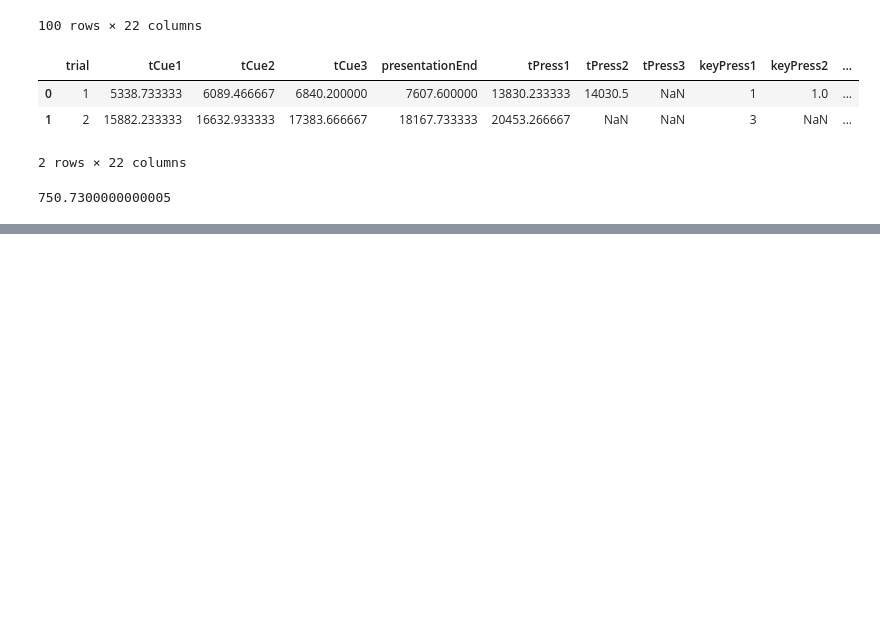
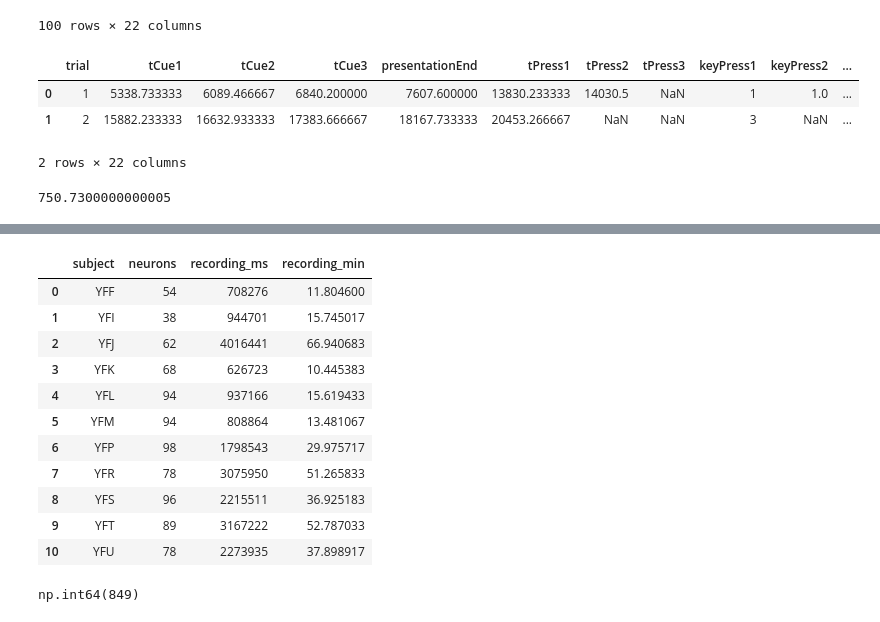
Before and after one commit to Shafiq-Abdu/number-simplex-reproduction, a Jupyter notebook: notebooks/01_explore_data.ipynb, the cells around one changed output, grey strips where cells are left out. Drawn from its saved outputs; the diff is of its cells as text; code cells hidden in the pictures; blank space fills up the shorter version.

```diff
--- a/notebooks/01_explore_data.ipynb
+++ b/notebooks/01_explore_data.ipynb
@@ -427,0 +438,15 @@ be
+# %%
+from pathlib import Path
+
+raw_dir = Path("../data/raw")
+
+subjects = sorted([p for p in raw_dir.iterdir() if p.is_dir()])
+
+print("Number of subjects:", len(subjects))
+
+for subject in subjects:
+    print("\n", subject.name)
+
+    for task in sorted([p for p in subject.iterdir() if p.is_dir()]):
+        files = sorted([f.name for f in task.iterdir() if f.is_file()])
+        print(f"  {task.name}: {files}")
@@ -427,0 +558,60 @@ be
+# %%
+
+import h5py
+import pandas as pd
+
+records = []
+
+for subject in subjects:
+
+    arithmetic_dir = subject / "arithmetic"
+
+    # Find arithmetic spike file
+    if (arithmetic_dir / "spikes.mat").exists():
+        spike_file = arithmetic_dir / "spikes.mat"
+        spike_key = "spikes"
+
+    elif (arithmetic_dir / "spikesArithmetic.mat").exists():
+        spike_file = arithmetic_dir / "spikesArithmetic.mat"
+        spike_key = "spikesArithmetic"
+
+    else:
+        records.append({
+            "subject": subject.name,
+            "neurons": None,
+            "recording_ms": None,
+            "recording_min": None
+        })
+        continue
+
+    with h5py.File(spike_file, "r") as f:
+
+        spikes = f[spike_key]
+
+        n_neurons = int(spikes.attrs["MATLAB_sparse"])
+        n_timepoints = len(spikes["jc"]) - 1
+
+    records.append({
+        "subject": subject.name,
+        "neurons": n_neurons,
+        "recording_ms": n_timepoints,
+        "recording_min": n_timepoints / 1000 / 60
+    })
+
+
+arithmetic_summary = pd.DataFrame(records)
+
+arithmetic_summary
+# %% [output]
+|  | subject | neurons | recording_ms | recording_min |
+| 0 | YFF | 54 | 708276 | 11.804600 |
+| 1 | YFI | 38 | 944701 | 15.745017 |
+| 2 | YFJ | 62 | 4016441 | 66.940683 |
+| 3 | YFK | 68 | 626723 | 10.445383 |
+| 4 | YFL | 94 | 937166 | 15.619433 |
+| 5 | YFM | 94 | 808864 | 13.481067 |
+| 6 | YFP | 98 | 1798543 | 29.975717 |
+| 7 | YFR | 78 | 3075950 | 51.265833 |
+| 8 | YFS | 96 | 2215511 | 36.925183 |
+| 9 | YFT | 89 | 3167222 | 52.787033 |
+| 10 | YFU | 78 | 2273935 | 37.898917 |
@@ -427,0 +620,4 @@ be
+# %%
+(a.iloc[:, 1].sum())
+# %% [output]
+np.int64(849)
```
Also changed, not shown: parts of 8 cells of this notebook.
